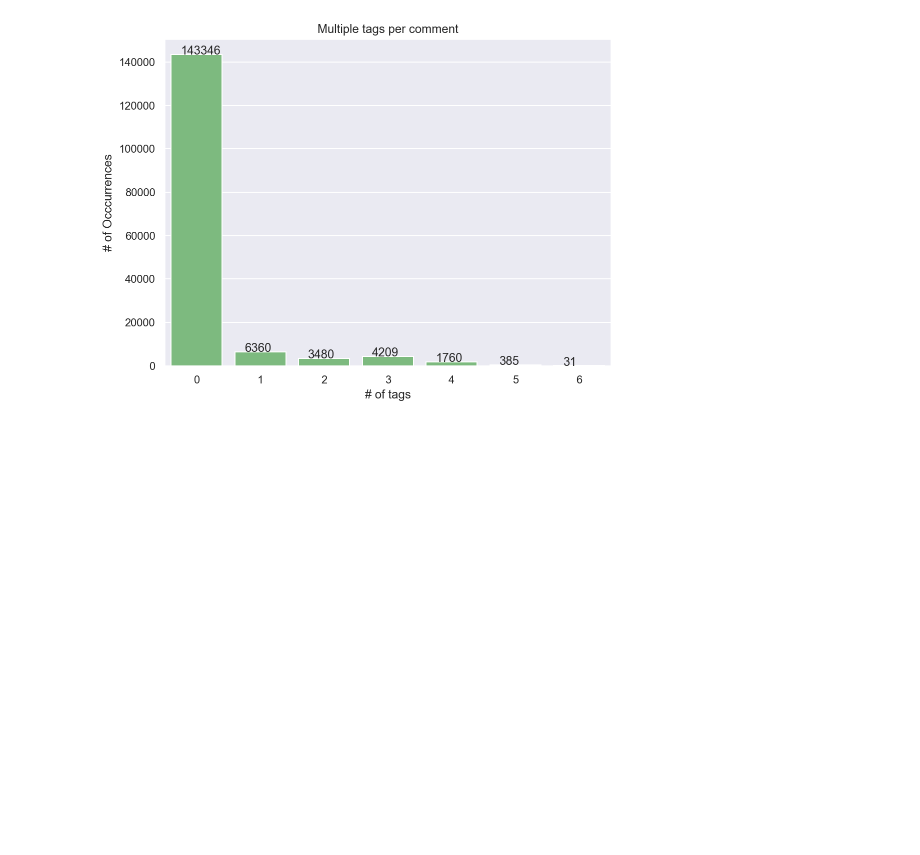
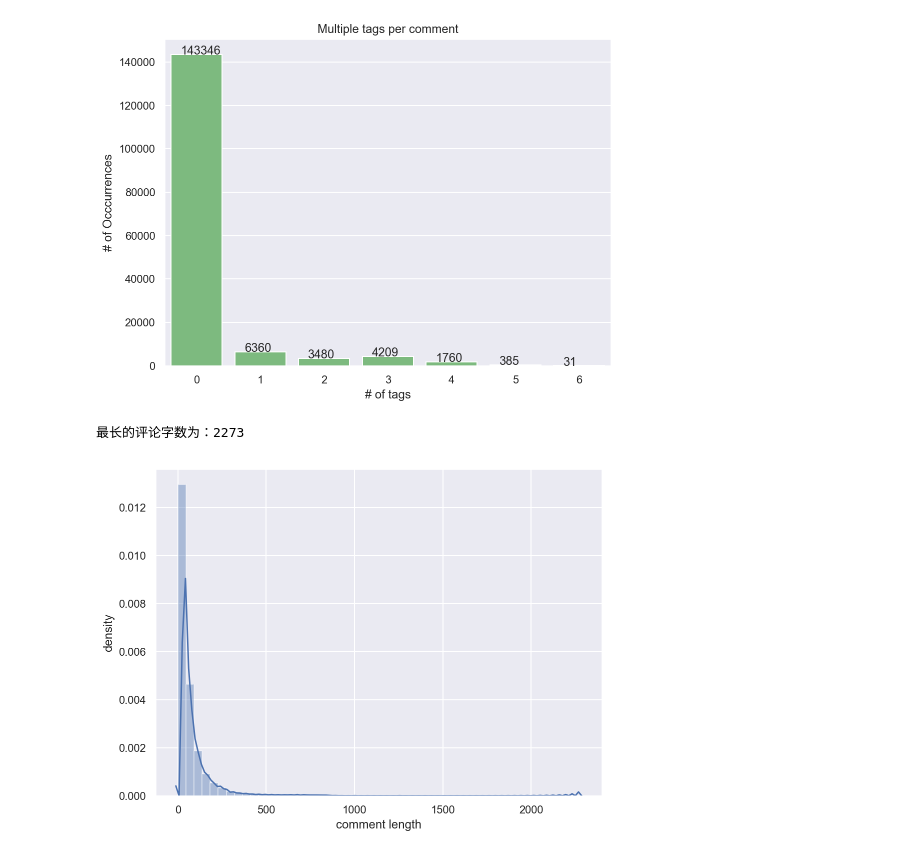
Before and after one commit to Zhengqi-Li/NLP, a Jupyter notebook: data_get.ipynb, the cells around one changed output. Cells and saved outputs as stored; diff of their text form; code cells hidden in the pictures; blank space fills up the shorter version.

```diff
--- a/data_get.ipynb
+++ b/data_get.ipynb
@@ -46,3 +62,13 @@ for a,b in enumerate(y):
     plt.text(a-0.25, b+0.05, s=b)
 # %% [output]
 [figure]
+# %%
+import numpy as np
+comment_len = np.array(train_data['comment_text'].apply(lambda x: len(x.split(' '))))
+sb.distplot(comment_len)
+plt.xlabel('comment length');
+plt.ylabel('density');
+print('最长的评论字数为：{}'.format(np.max(comment_len)))
+# %% [output]
+最长的评论字数为：2273
+[figure, added]
```
Also changed, not shown: parts of 2 cells of this notebook.
